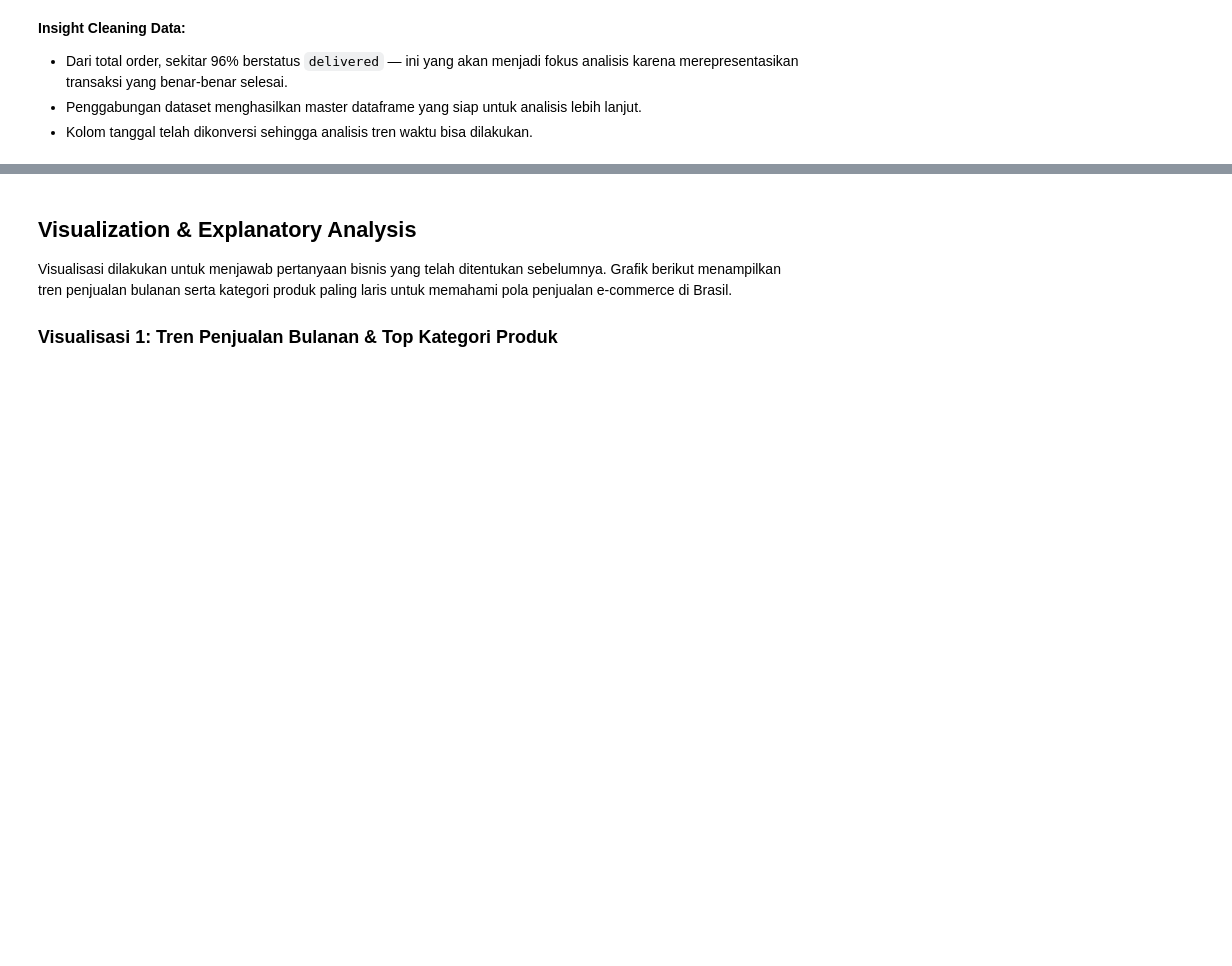
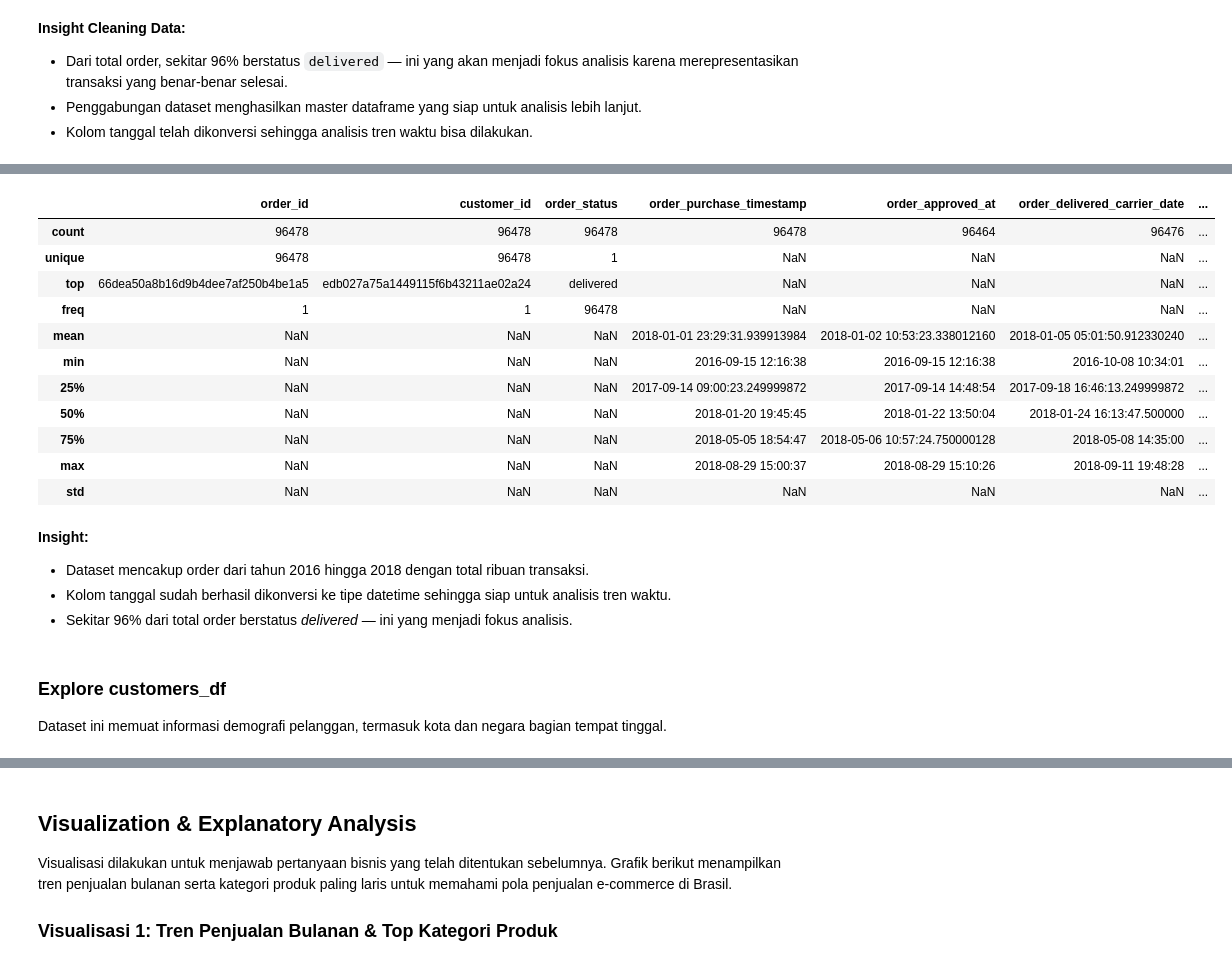
Before and after one commit to sayesaye45/submission-ecommerce, a Jupyter notebook: notebook.ipynb, the cells around one changed output, grey strips where cells are left out. Drawn from its saved outputs; the diff is of its cells as text; code cells hidden in the pictures; blank space fills up the shorter version.

```diff
--- a/notebook.ipynb
+++ b/notebook.ipynb
@@ -170,0 +185,25 @@ Perusahaan dapat meningkatkan stok dan promosi pada akhir tahun terutama pada ka
+# %%
+# Rangkuman statistik deskriptif orders_delivered
+orders_delivered.describe(include='all')
+# %% [output]
+|  | order_id | customer_id | order_status | order_purchase_timestamp | order_approved_at | order_delivered_carrier_date | ... |
+| count | 96478 | 96478 | 96478 | 96478 | 96464 | 96476 | ... |
+| unique | 96478 | 96478 | 1 | NaN | NaN | NaN | ... |
+| top | 66dea50a8b16d9b4dee7af250b4be1a5 | edb027a75a1449115f6b43211ae02a24 | delivered | NaN | NaN | NaN | ... |
+| freq | 1 | 1 | 96478 | NaN | NaN | NaN | ... |
+| mean | NaN | NaN | NaN | 2018-01-01 23:29:31.939913984 | 2018-01-02 10:53:23.338012160 | 2018-01-05 05:01:50.912330240 | ... |
+| min | NaN | NaN | NaN | 2016-09-15 12:16:38 | 2016-09-15 12:16:38 | 2016-10-08 10:34:01 | ... |
+| 25% | NaN | NaN | NaN | 2017-09-14 09:00:23.249999872 | 2017-09-14 14:48:54 | 2017-09-18 16:46:13.249999872 | ... |
+| 50% | NaN | NaN | NaN | 2018-01-20 19:45:45 | 2018-01-22 13:50:04 | 2018-01-24 16:13:47.500000 | ... |
+| 75% | NaN | NaN | NaN | 2018-05-05 18:54:47 | 2018-05-06 10:57:24.750000128 | 2018-05-08 14:35:00 | ... |
+| max | NaN | NaN | NaN | 2018-08-29 15:00:37 | 2018-08-29 15:10:26 | 2018-09-11 19:48:28 | ... |
+| std | NaN | NaN | NaN | NaN | NaN | NaN | ... |
+# %% [markdown]
+**Insight:**
+- Dataset mencakup order dari tahun 2016 hingga 2018 dengan total ribuan transaksi.
+- Kolom tanggal sudah berhasil dikonversi ke tipe datetime sehingga siap untuk analisis tren waktu.
+- Sekitar 96% dari total order berstatus *delivered* — ini yang menjadi fokus analisis.
+# %% [markdown]
+### Explore customers_df
+
+Dataset ini memuat informasi demografi pelanggan, termasuk kota dan negara bagian tempat tinggal.
```
Also changed, not shown: parts of 44 cells of this notebook, 1 other file.
